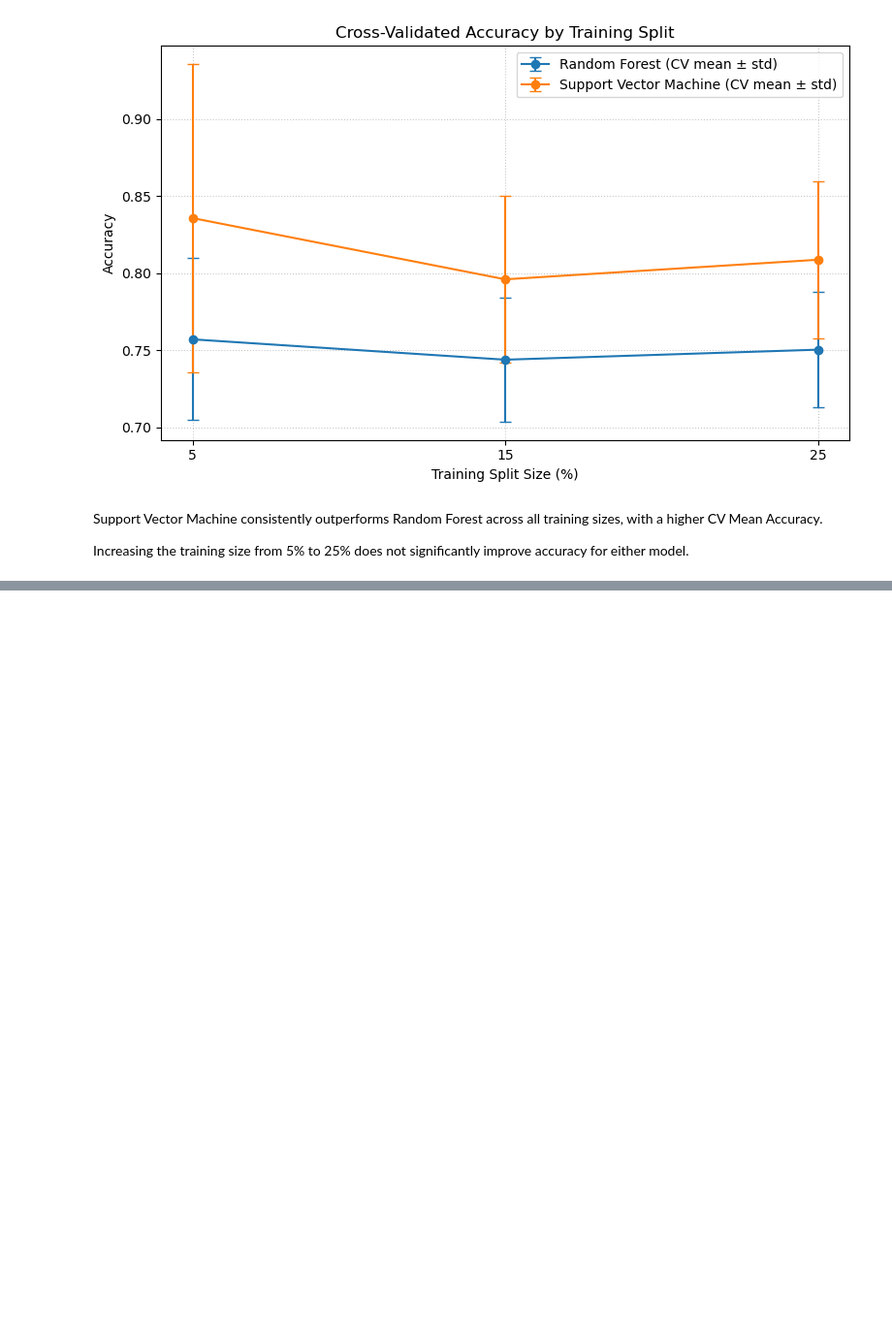
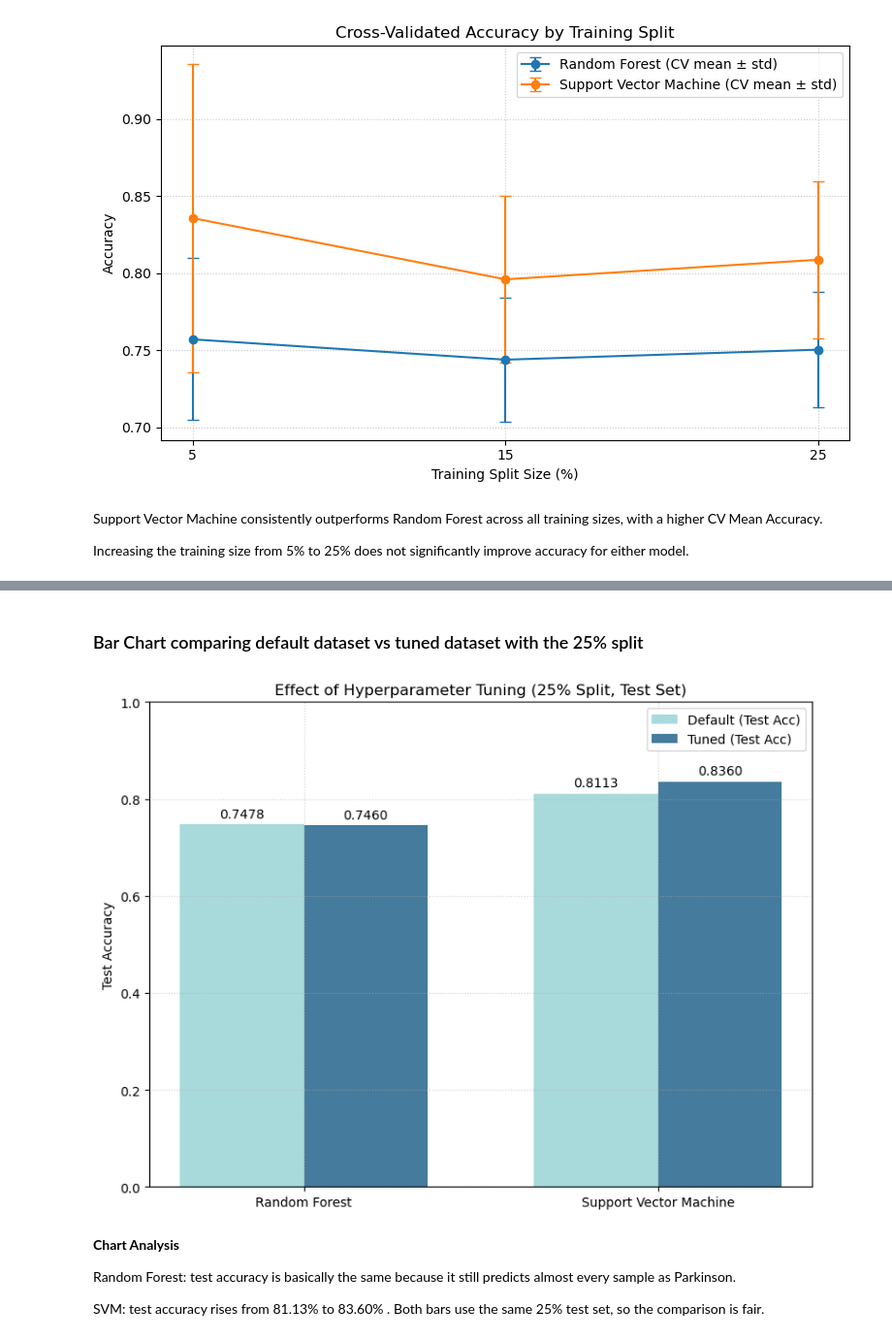
Before and after one commit to sba25055-maker/CA1-Machine-Learning, a Jupyter notebook: CA1MachineLearning.ipynb, the cells around one changed output, grey strips where cells are left out. Shown at 97% size. Cells and saved outputs as stored; diff of their text form; code cells hidden in the pictures; blank space fills up the shorter version.

Commit message:
Hyperparameter Tuning

```diff
--- a/CA1MachineLearning.ipynb
+++ b/CA1MachineLearning.ipynb
@@ -415,0 +497,33 @@ Increasing the training size from 5% to 25% does not significantly improve accur
+# %% [markdown]
+### Bar Chart comparing default dataset vs tuned dataset with the 25% split
+# %%
+labels = ['Random Forest', 'Support Vector Machine']
+
+before = [results_df.query("Classifier == @m and `Train Size (%)` == 25")['Test Accuracy'].iloc[0]
+          for m in labels]
+
+after = [grid_rf.best_estimator_.score(X_test_25, y_test_25),
+         grid_svm.best_estimator_.score(X_test_25, y_test_25)]
+
+x, width = np.arange(len(labels)), 0.35
+fig, ax = plt.subplots(figsize=(8, 6))
+r1 = ax.bar(x - width/2, before, width, label='Default (Test Acc)', color='#a8dadc')
+r2 = ax.bar(x + width/2, after,  width, label='Tuned (Test Acc)',   color='#457b9d')
+
+ax.set(ylabel='Test Accuracy', title='Effect of Hyperparameter Tuning (25% Split, Test Set)',
+       xticks=x, xticklabels=labels, ylim=(0, 1.0))
+ax.grid(True, linestyle=':', alpha=0.6)
+ax.legend()
+for rects in (r1, r2):
+    ax.bar_label(rects, fmt='%.4f', padding=3)
+plt.tight_layout()
+plt.savefig('hyperparameter_tuning_comparison.png', dpi=300)
+plt.show()
+# %% [output]
+[figure, added]
+# %% [markdown]
+**Chart Analysis**
+
+Random Forest: test accuracy is basically the same because it still predicts almost every sample as Parkinson.
+
+SVM: test accuracy rises from 81.13% to 83.60% . Both bars use the same 25% test set, so the comparison is fair.
```
Also changed, not shown: parts of 5 cells of this notebook, 2 other files.
